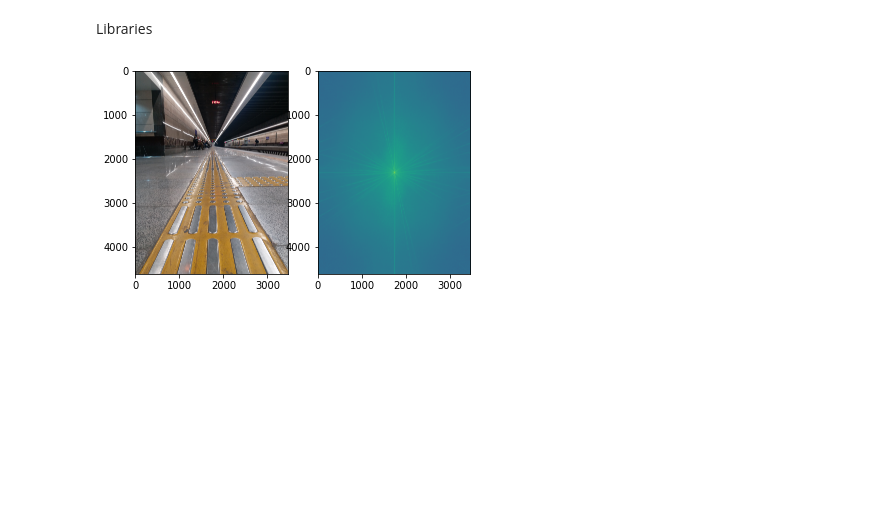
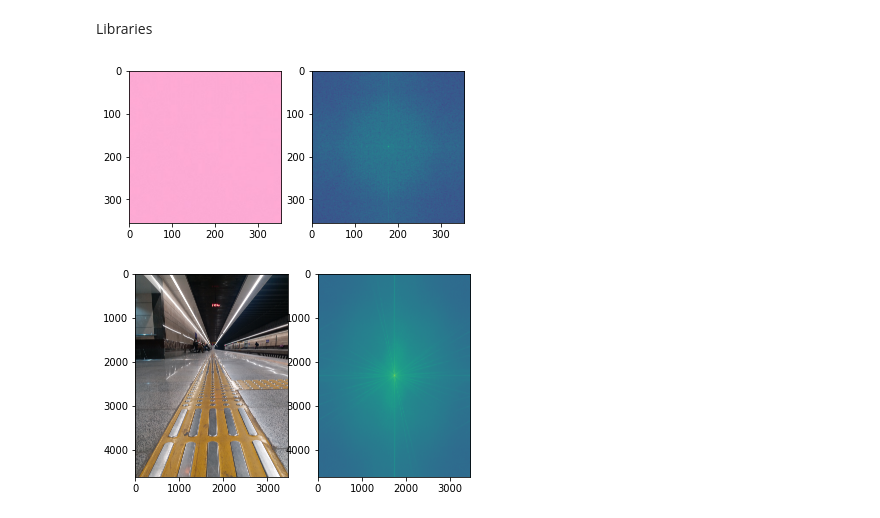
Before and after one commit to SoheilSedghi/Udacity-Computer-Vision-NanoDegree-Practice, a Jupyter notebook: Convolutional_Filters_Edge_Detection/1_Fourier_Transform.ipynb, the cells around one changed output. Cells and saved outputs as stored; diff of their text form; code cells hidden in the pictures; blank space fills up the shorter version.

```diff
--- a/Convolutional_Filters_Edge_Detection/1_Fourier_Transform.ipynb
+++ b/Convolutional_Filters_Edge_Detection/1_Fourier_Transform.ipynb
@@ -27,6 +27,10 @@ def image_fourier(file):
     plt.imshow(rgb)
     plt.subplot(1,2,2)
     plt.imshow(fourier(image))
+# %%
+image_fourier("pink_solid.jpg")
+# %% [output]
+[figure, added]
 # %%
 image_fourier("20230121_215432.jpg")
 # %% [output]
```
Also changed, not shown: 2 other files.
